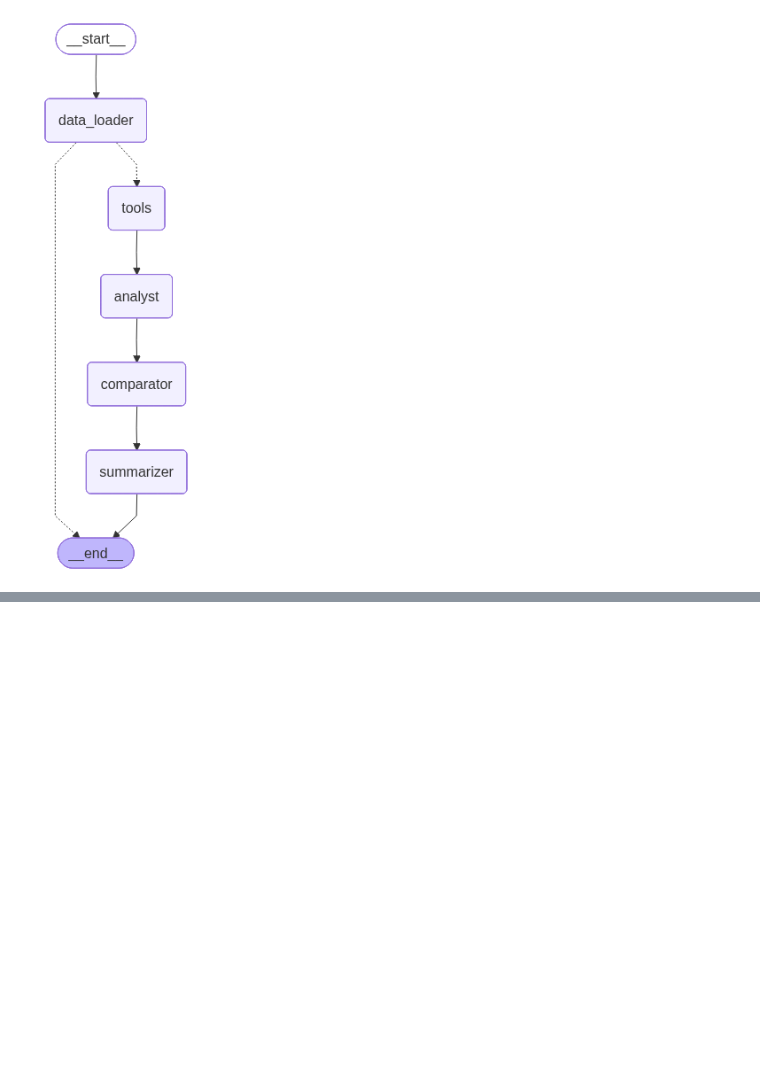
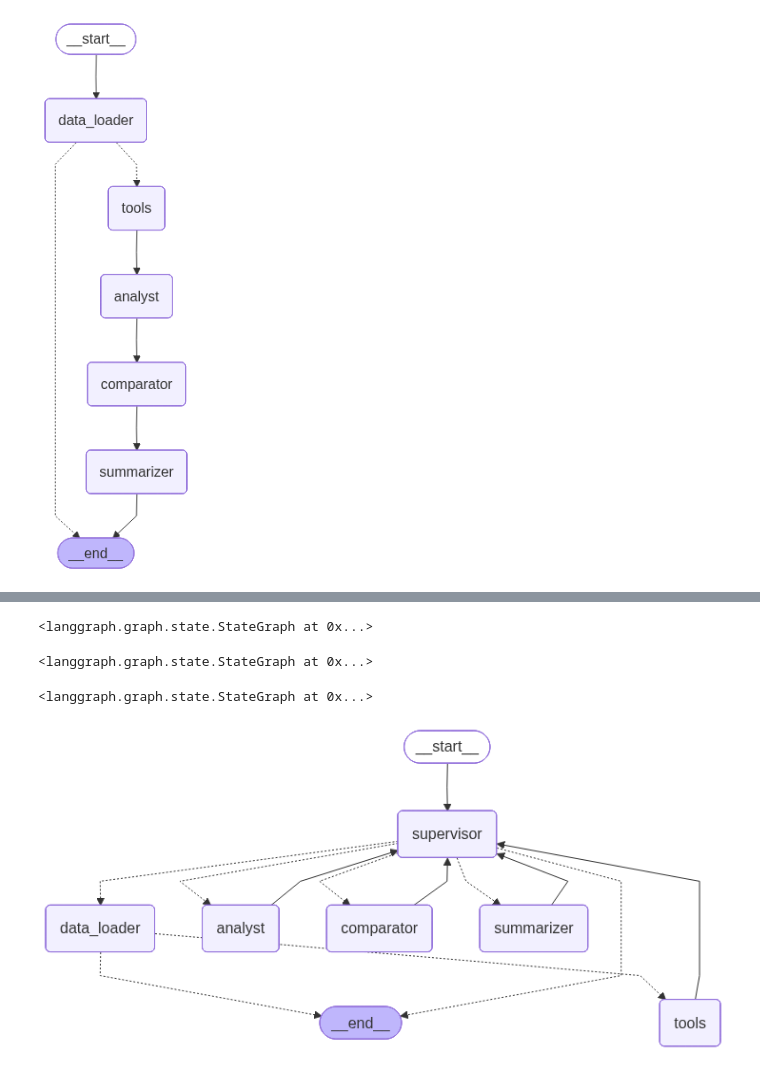
Before and after one commit to Anjuclaysys/RAG, a Jupyter notebook: multiagent.ipynb, the cells around one changed output, grey strips where cells are left out. Drawn from its saved outputs; the diff is of its cells as text; code cells hidden in the pictures; blank space fills up the shorter version.

Commit message:
supervisor agent added

```diff
--- a/multiagent.ipynb
+++ b/multiagent.ipynb
@@ -341,0 +674,6 @@ The two stocks both exhibit moderate upward trends over the analyzed period. Sto
+# %%
+from langgraph.prebuilt import tools_condition
+
+workflow.add_conditional_edges("data_loader",tools_condition)
+# %% [output]
+<langgraph.graph.state.StateGraph at 0x...>
@@ -341,0 +691,30 @@ The two stocks both exhibit moderate upward trends over the analyzed period. Sto
+# %%
+# Supervisor can route anywhere
+workflow.add_conditional_edges(
+    "supervisor",
+    router,
+    {
+        "data_loader": "data_loader",
+        "analyst": "analyst",
+        "comparator": "comparator",
+        "summarizer":"summarizer",
+        END: END
+    }
+)
+
+# Analyst can ONLY go back to supervisor
+workflow.add_edge("analyst", "supervisor")
+workflow.add_edge("comparator","supervisor")
+workflow.add_edge("summarizer","supervisor")
+# %% [output]
+<langgraph.graph.state.StateGraph at 0x...>
+# %%
+workflow.add_edge("tools", "supervisor")
+# %% [output]
+<langgraph.graph.state.StateGraph at 0x...>
+# %%
+graph = workflow.compile(checkpointer=memory)
+# %%
+graph
+# %% [output]
+[figure, added]
```
Also changed, not shown: parts of 24 cells of this notebook.
